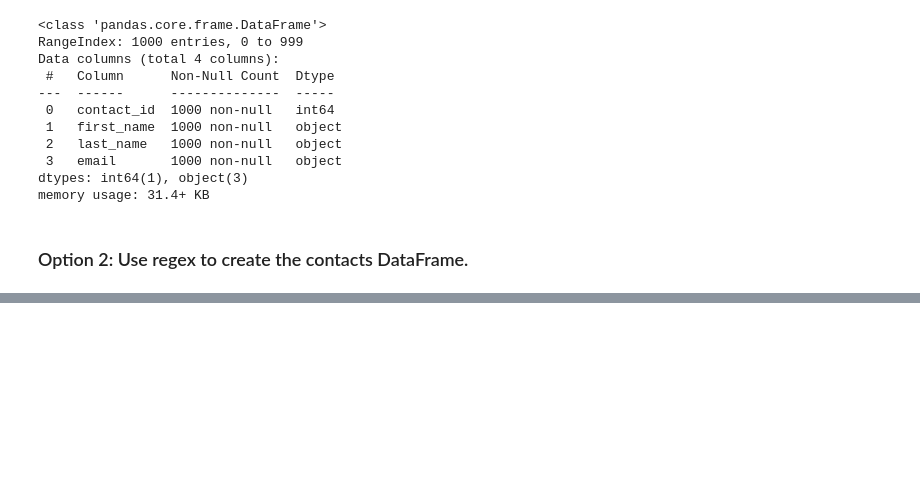
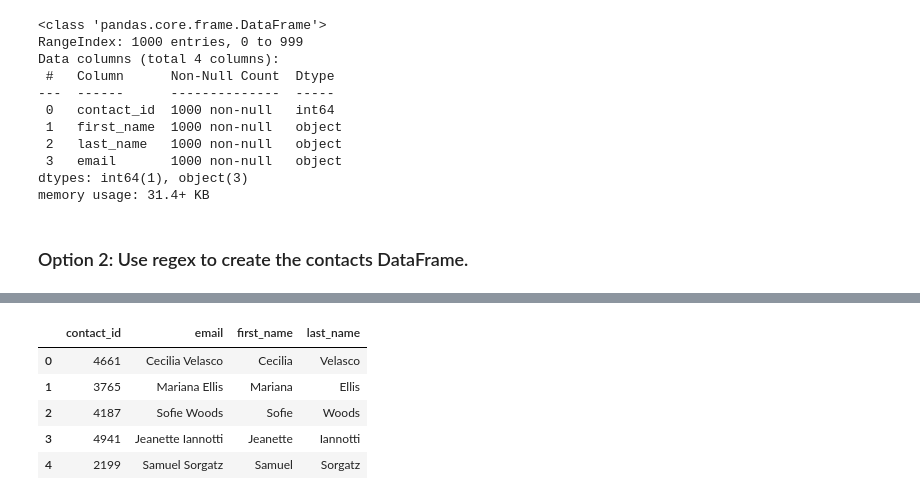
Before and after one commit to dcasey07/Crowdfunding_ETL, a Jupyter notebook: ETL_Mini_Project_DCasey_KNdirangu_MSoriano_SMurali_AZemo.ipynb, the cells around one changed output, grey strips where cells are left out. Drawn from its saved outputs; the diff is of its cells as text; code cells hidden in the pictures; blank space fills up the shorter version.

```diff
--- a/ETL_Mini_Project_DCasey_KNdirangu_MSoriano_SMurali_AZemo.ipynb
+++ b/ETL_Mini_Project_DCasey_KNdirangu_MSoriano_SMurali_AZemo.ipynb
@@ -433,0 +570,35 @@ contact_info_df_copy.head()
+# %%
+# Create a "first"name" and "last_name" column with the first and last names from the "name" column.
+
+# Create "first_name" and "last_name" columns
+contact_info_df[['first_name', 'last_name']] = contact_info_df['name'].str.split(expand=True)
+
+# Drop the "name" column
+contact_info_df.drop(columns=['name'], inplace=True)
+
+# Create a new DataFrame with both 'contact_info' and 'contact_id'
+result_df = contact_info_df.assign(contact_info=contact_info_df['   '])
+
+# Filter rows where 'contact_id' is not NaN
+result_df = result_df[result_df['contact_id'].notna()]
+
+# Convert 'contact_id' to integers and remove the decimal part
+result_df['contact_id'] = result_df['contact_id'].astype(float).astype(int)
+
+# Reset the index
+result_df.reset_index(drop=True, inplace=True)
+
+# Apply color to the DataFrame (for Jupyter Notebooks)
+styled_result = result_df[['contact_id', 'email', 'first_name', 'last_name']].head(5).style.applymap(lambda x: 'color: white' if pd.notna(x) else '')
+
+# Display the styled DataFrame
+styled_result
+
+# Drop the contact_name column
+# %% [output]
+|  | contact_id | email | first_name | last_name |
+| 0 | 4661 | Cecilia Velasco | Cecilia | Velasco |
+| 1 | 3765 | Mariana Ellis | Mariana | Ellis |
+| 2 | 4187 | Sofie Woods | Sofie | Woods |
+| 3 | 4941 | Jeanette Iannotti | Jeanette | Iannotti |
+| 4 | 2199 | Samuel Sorgatz | Samuel | Sorgatz |
```
Also changed, not shown: parts of 15 cells of this notebook, 1 other file.
